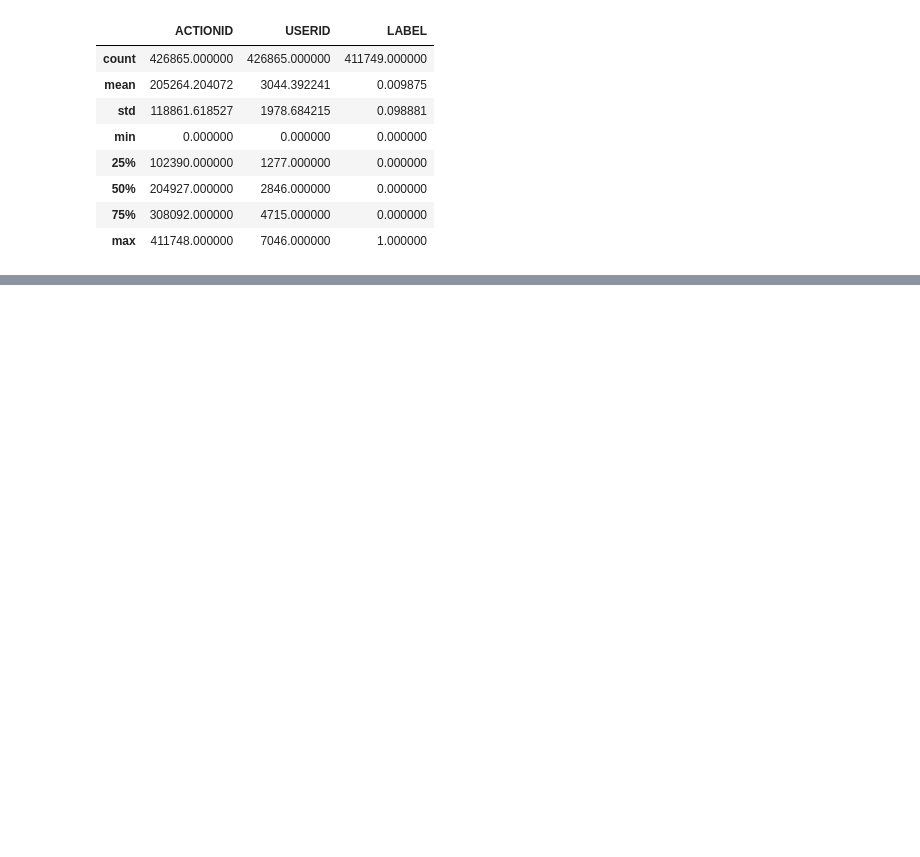
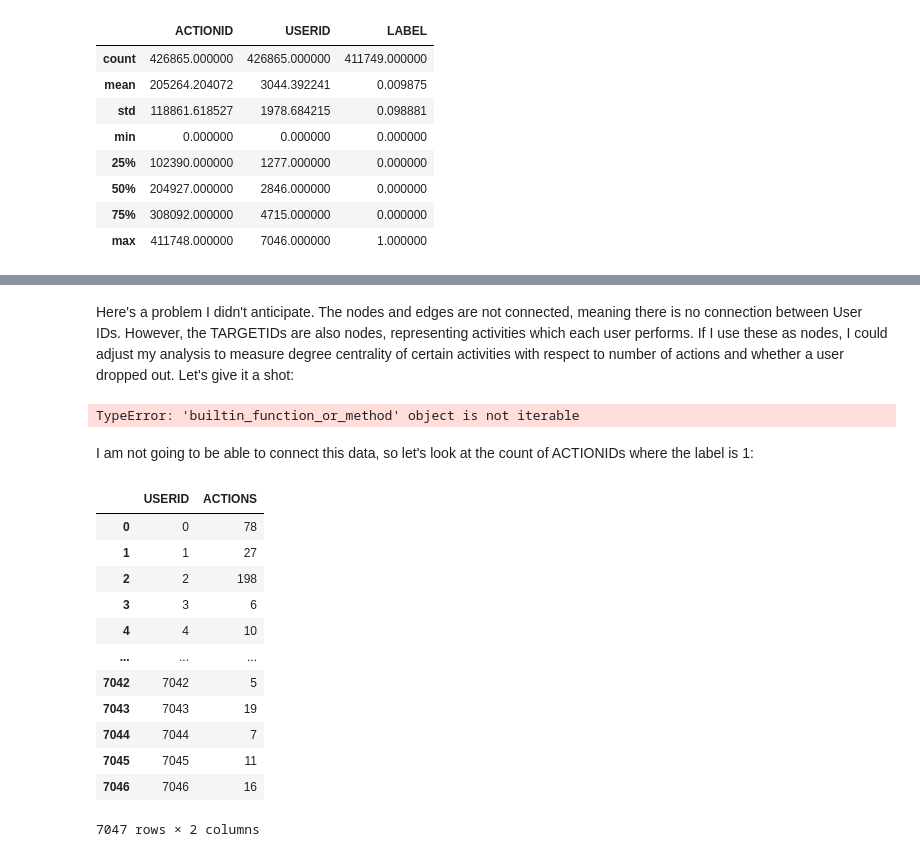
Before and after one commit to josh1den/DATA-620, a Jupyter notebook: PROJECTS/PROJECT_1.ipynb, the cells around one changed output, grey strips where cells are left out. Cells and saved outputs as stored; diff of their text form; code cells hidden in the pictures; blank space fills up the shorter version.

```diff
--- a/PROJECTS/PROJECT_1.ipynb
+++ b/PROJECTS/PROJECT_1.ipynb
@@ -119,0 +124,2 @@ memory usage: 12.6 MB
+# %%
+df['LABEL'] = df['LABEL'].fillna(0)
@@ -119,0 +224,32 @@ memory usage: 12.6 MB
+# %% [markdown]
+Here's a problem I didn't anticipate. The nodes and edges are not connected, meaning there is no connection between User IDs. However, the TARGETIDs are also nodes, representing activities which each user performs. If I use these as nodes, I could adjust my analysis to measure degree centrality of certain activities with respect to number of actions and whether a user dropped out. Let's give it a shot:
+# %%
+degrees = []
+
+for i, j in G.degree().items:
+    degrees.append(j)
+
+print("Minimum degree: ", min(degrees))
+print("Maximum degree: ", max(degrees))
+print("Average degree: ", round(sum(degrees)/len(degrees)))
+# %% [output]
+TypeError: 'builtin_function_or_method' object is not iterable
+# %% [markdown]
+I am not going to be able to connect this data, so let's look at the count of ACTIONIDs where the label is 1:
+# %%
+num_actions = df.groupby('USERID')['ACTIONID'].count().to_frame("ACTIONS").reset_index()
+num_actions
+# %% [output]
+|  | USERID | ACTIONS |
+| 0 | 0 | 78 |
+| 1 | 1 | 27 |
+| 2 | 2 | 198 |
+| 3 | 3 | 6 |
+| 4 | 4 | 10 |
+| ... | ... | ... |
+| 7042 | 7042 | 5 |
+| 7043 | 7043 | 19 |
+| 7044 | 7044 | 7 |
+| 7045 | 7045 | 11 |
+| 7046 | 7046 | 16 |
+7047 rows × 2 columns
```
Also changed, not shown: parts of 16 cells of this notebook, 9 other files.
